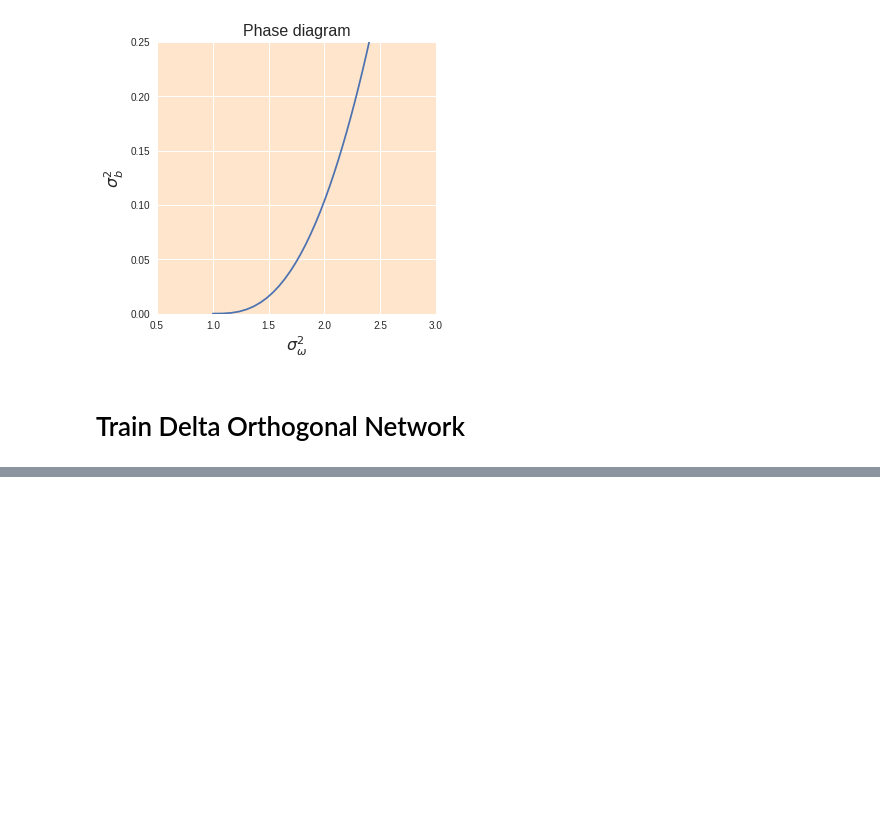
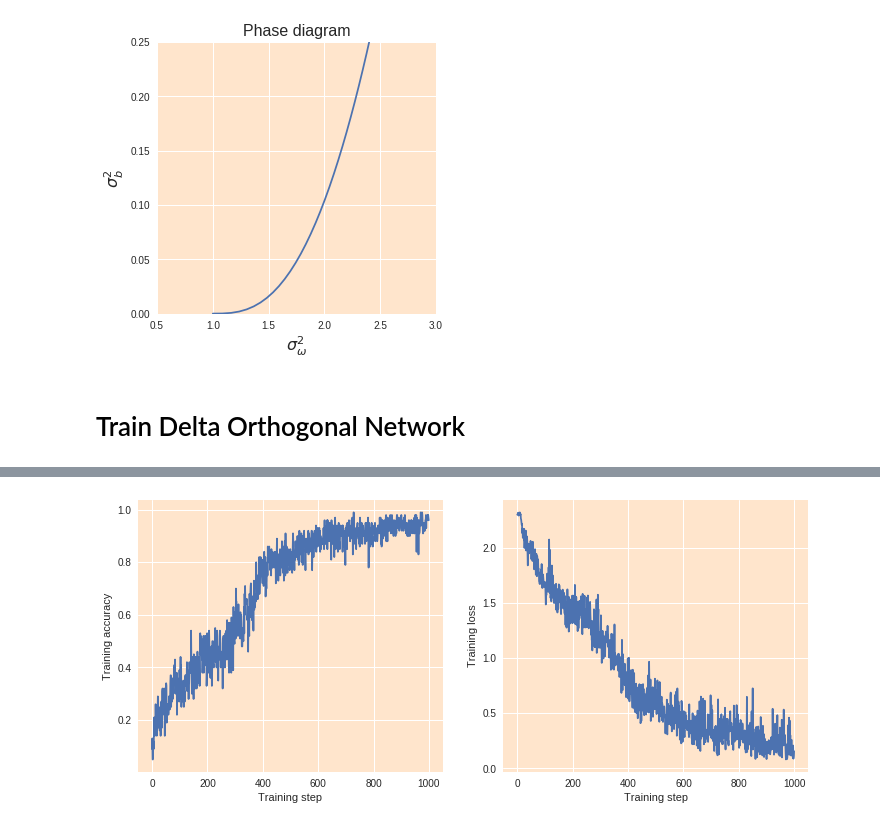
Before and after one commit to brain-research/mean-field-cnns, a Jupyter notebook: Delta_Orthogonal_Convolution_Demo.ipynb, the cells around one changed output, grey strips where cells are left out. Cells and saved outputs as stored; diff of their text form; code cells hidden in the pictures; blank space fills up the shorter version.

```diff
--- a/Delta_Orthogonal_Convolution_Demo.ipynb
+++ b/Delta_Orthogonal_Convolution_Demo.ipynb
@@ -103,7 +103,7 @@ plt.gcf().set_size_inches(plt.gcf().get_size_inches()[1], plt.gcf().get_size_inc
 DEPTH = 16 # number of layers.
 C_SIZE = 32 # channel size.
 K_SIZE = 3 # kernel size  # bias variance.
-LEARNING_RATE = 1e-3
+LEARNING_RATE = 1e-2
 phi = tf.tanh # non-linearity
 
 # variances of weight and bias.
@@ -180,7 +180,7 @@ def loss(logits, labels):
 
 def train_op(loss_, learning_rate, global_step):
   with tf.control_dependencies([tf.assign(global_step, global_step + 1)]):
-    return tf.train.MomentumOptimizer(learning_rate, 0.9).minimize(loss_)
+    return tf.train.MomentumOptimizer(learning_rate, 0.95).minimize(loss_)
 
 def accuracy(logits, labels):
   return tf.reduce_mean(tf.cast(tf.equal(tf.argmax(logits, 1),
@@ -189,6 +189,8 @@ def accuracy(logits, labels):
 
 def run_model(num_steps=1000):
   tf.reset_default_graph()
+  accuracy_log = []
+  loss_log = []
   x = tf.placeholder(tf.float32, shape=[None, 784])
   y_ = tf.placeholder(tf.float32, shape=[None, 10])
   global_step = tf.train.get_or_create_global_step()
@@ -202,5 +204,8 @@ def run_model(num_steps=1000):
       _, acc_value, loss_value, g_step = sess.run(
           [training, acc, loss_, global_step],
           feed_dict={x:batch_xs, y_:batch_ys})
-      if i % 10 == 0:
+      accuracy_log.append(acc_value)
+      loss_log.append(loss_value)
+      if i % (num_steps/20) == 0:
         print('Step: %5d Accuracy: %.2f Loss: %g'%(g_step, acc_value, loss_value))
+  return accuracy_log, loss_log
@@ -226,0 +212,2 @@ Step:   991 Accuracy: 0.68 Loss: 1.09621
+# %%
+accuracy_log, loss_log = run_model()
@@ -226,0 +235,17 @@ Step:   991 Accuracy: 0.68 Loss: 1.09621
+# %%
+background = [255.0/255.0, 229/255.0, 204/255.0]
+
+plt.figure(figsize=(12, 5))
+plt.subplot(1,2,1)
+plt.plot(accuracy_log)
+plt.xlabel('Training step')
+plt.ylabel('Training accuracy')
+plt.gca().set_facecolor(background)
+
+plt.subplot(1,2,2)
+plt.plot(loss_log)
+plt.xlabel('Training step')
+plt.ylabel('Training loss')
+plt.gca().set_facecolor(background)
+# %% [output]
+[figure, added]
```
Also changed, not shown: parts of 2 cells of this notebook.
